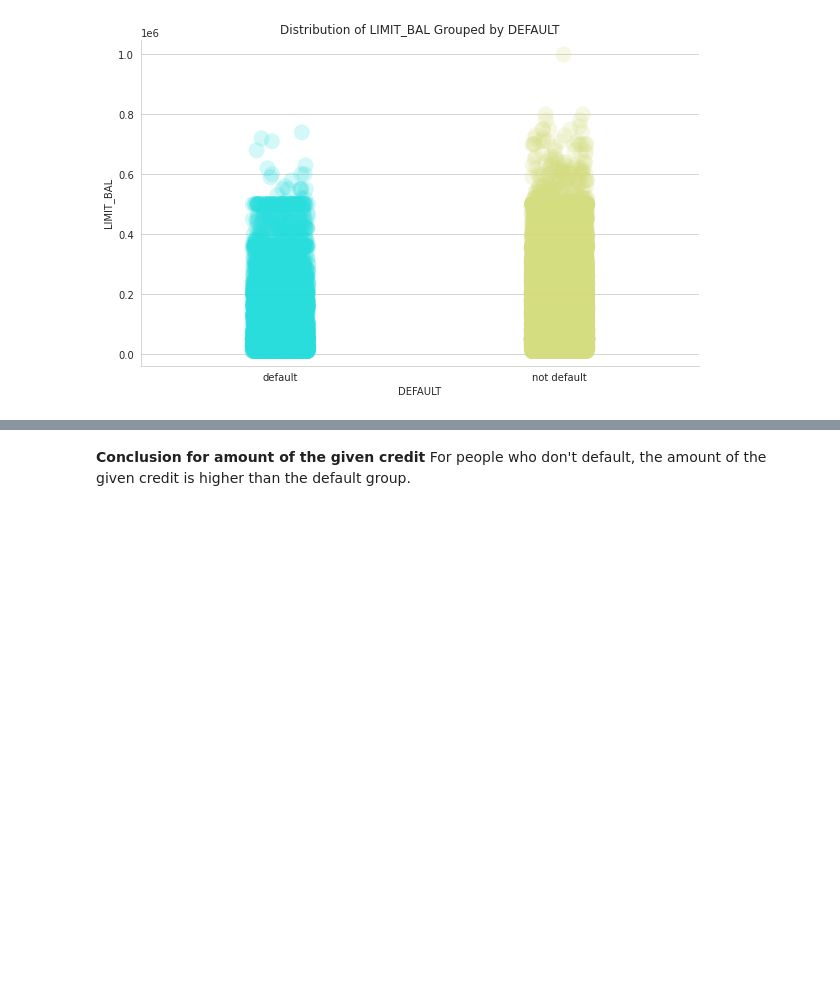
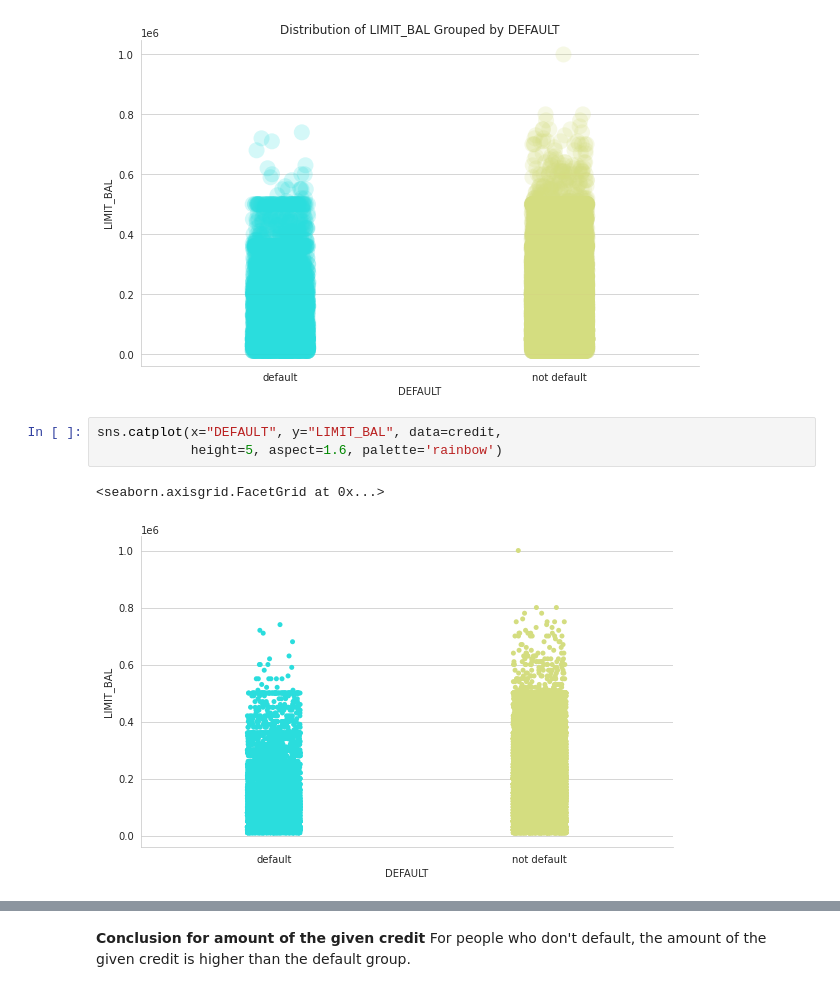
Before and after one commit to Sail0027/DA_UT_2021, a Jupyter notebook: C2/C2.T2_Exploratory Data Analysis Report.ipynb, the cells around one changed output, grey strips where cells are left out. Cells and saved outputs as stored; diff of their text form; blank space fills up the shorter version.

```diff
--- a/C2/C2.T2_Exploratory Data Analysis Report.ipynb
+++ b/C2/C2.T2_Exploratory Data Analysis Report.ipynb
@@ -502,5 +565,11 @@ sns.stripplot(x='DEFAULT', y='LIMIT_BAL', data=credit, jitter=True,
 sns.despine()
 # %% [output]
 [figure]
+# %%
+sns.catplot(x="DEFAULT", y="LIMIT_BAL", data=credit,
+            height=5, aspect=1.6, palette='rainbow')
+# %% [output]
+<seaborn.axisgrid.FacetGrid at 0x...>
+[figure, added]
 # %%
 sns.catplot(x="DEFAULT", y="LIMIT_BAL", data=credit, palette='rainbow',
```
Also changed, not shown: parts of 5 cells of this notebook.
